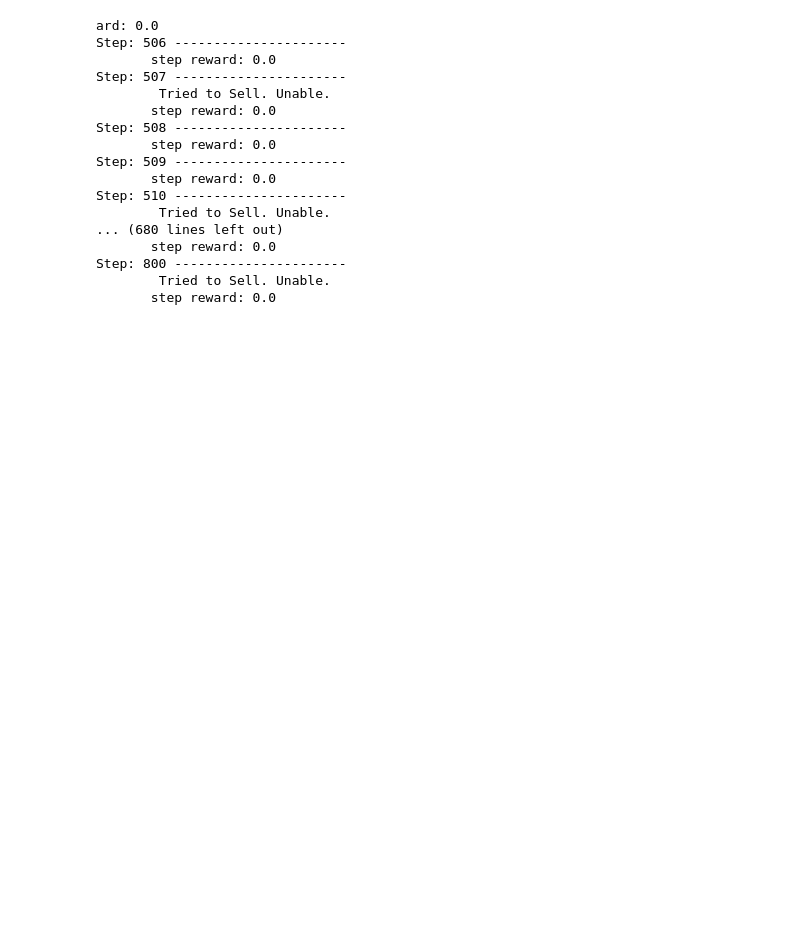
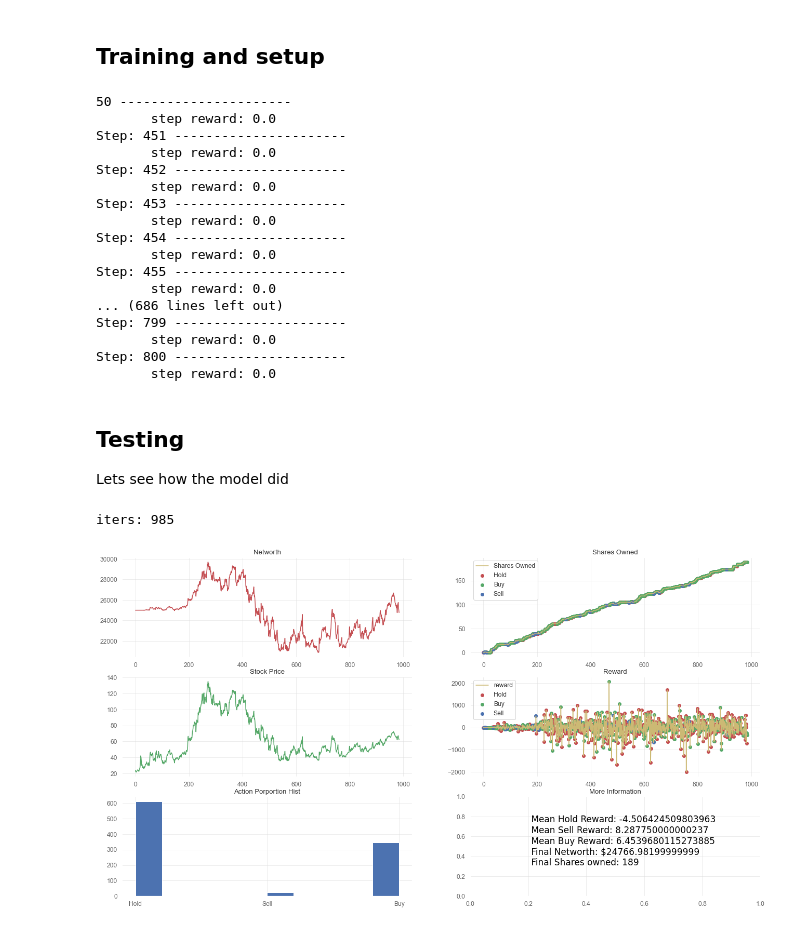
Before and after one commit to ryendu/Stock-Trading-Bot, a Jupyter notebook: Ryan-V-RL-Stock-Bot.ipynb, the cells around one changed output. Cells and saved outputs as stored; diff of their text form; code cells hidden in the pictures; blank space fills up the shorter version.

```diff
--- a/Ryan-V-RL-Stock-Bot.ipynb
+++ b/Ryan-V-RL-Stock-Bot.ipynb
@@ -45,3 +26,5 @@ The environment will contain the avalible actions of:
+# %% [markdown]
+## Training and setup
 # %%
 # Parallel environments
 stks = ['kros','nflx']#,'tmus','adct','h','bngo','amzn','nio','fb','gme','work','irbt','upwk','fvrr','rdfn','bynd','etsy','pins','zg','roku','sq','pm','dis','nlok','bio','gbio']
@@ -49,31 +32,37 @@ stks = ['kros','nflx']#,'tmus','adct','h','bngo','amzn','nio','fb','gme','work',
 df = get_stock_df_from_path("/Users/ryandu_1/Desktop/MachineLearning/Projects/Stocks/Sequential Forecasting/Data/Huge Stock Market Dataset/Stocks/nflx.us.txt")
 env = LowRegulationStockTradeEnv(df=df,frame_bound=(100, 100000), window_size=1,initial_balance=25000,verbose=2)
 # %%
-# model_ppo = PPO(MlpPolicyPPO, env, verbose=0)
+model_ppo = PPO(MlpPolicyPPO, env, verbose=0)
 model_a2c = A2C(MlpPolicyA2C, env, verbose=0)
 # %%
-# model_ppo=model_ppo.learn(100000)
+model_ppo=model_ppo.learn(100000)
 model_a2c=model_a2c.learn(100000)
 # %% [output]
-ard: 0.0
-Step: 506 ----------------------
+50 ----------------------
        step reward: 0.0
-Step: 507 ----------------------
-        Tried to Sell. Unable.
+Step: 451 ----------------------
        step reward: 0.0
-Step: 508 ----------------------
+Step: 452 ----------------------
        step reward: 0.0
-Step: 509 ----------------------
+Step: 453 ----------------------
        step reward: 0.0
-Step: 510 ----------------------
-        Tried to Sell. Unable.
-... (680 lines left out)
+Step: 454 ----------------------
+       step reward: 0.0
+Step: 455 ----------------------
+       step reward: 0.0
+... (686 lines left out)
+Step: 799 ----------------------
        step reward: 0.0
 Step: 800 ----------------------
-        Tried to Sell. Unable.
        step reward: 0.0
+# %% [markdown]
+## Testing
+Lets see how the model did
 # %%
-# #PPO
-# sample_df = get_stock_df_from_path("/Users/ryandu_1/Desktop/MachineLearning/Projects/Stocks/Sequential Forecasting/Data/Huge Stock Market Dataset/Stocks/agio.us.txt")
-# env_p = eval_model_low_reg(stk_ticker=None,df=sample_df,model=model_ppo,verbose=0)
-# fig_p = plot_history(env_p.history,(22, 12))
+#test on val set on PPO
+sample_df = get_stock_df_from_path("/Users/ryandu_1/Desktop/MachineLearning/Projects/Stocks/Sequential Forecasting/Data/Huge Stock Market Dataset/Stocks/agio.us.txt")
+env_p = eval_model_low_reg(stk_ticker=None,df=sample_df,model=model_ppo,verbose=0)
+fig_p = plot_history(env_p.history,(22, 12))
+# %% [output]
+iters: 985
+[figure, added]
```
Also changed, not shown: parts of 7 cells of this notebook, 3 other files.
